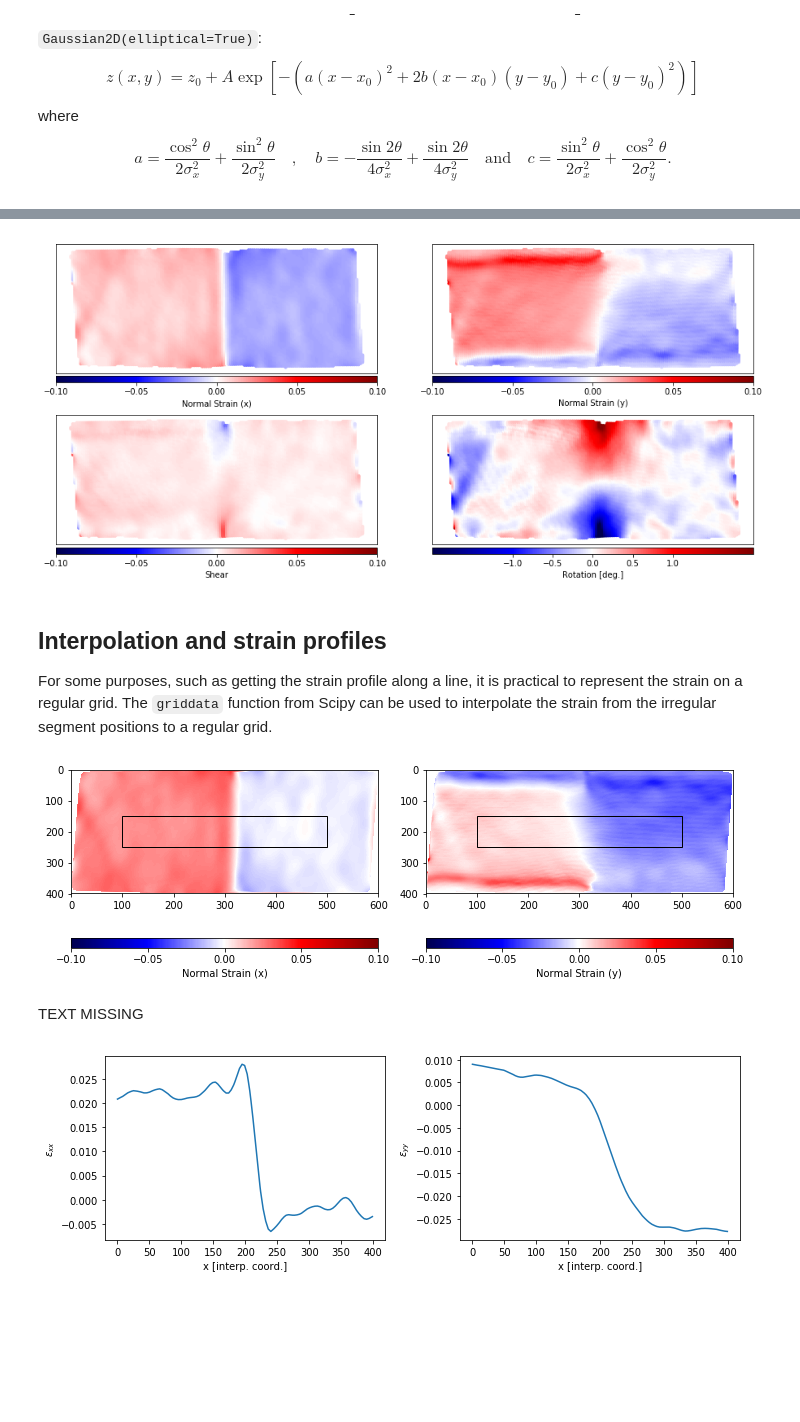
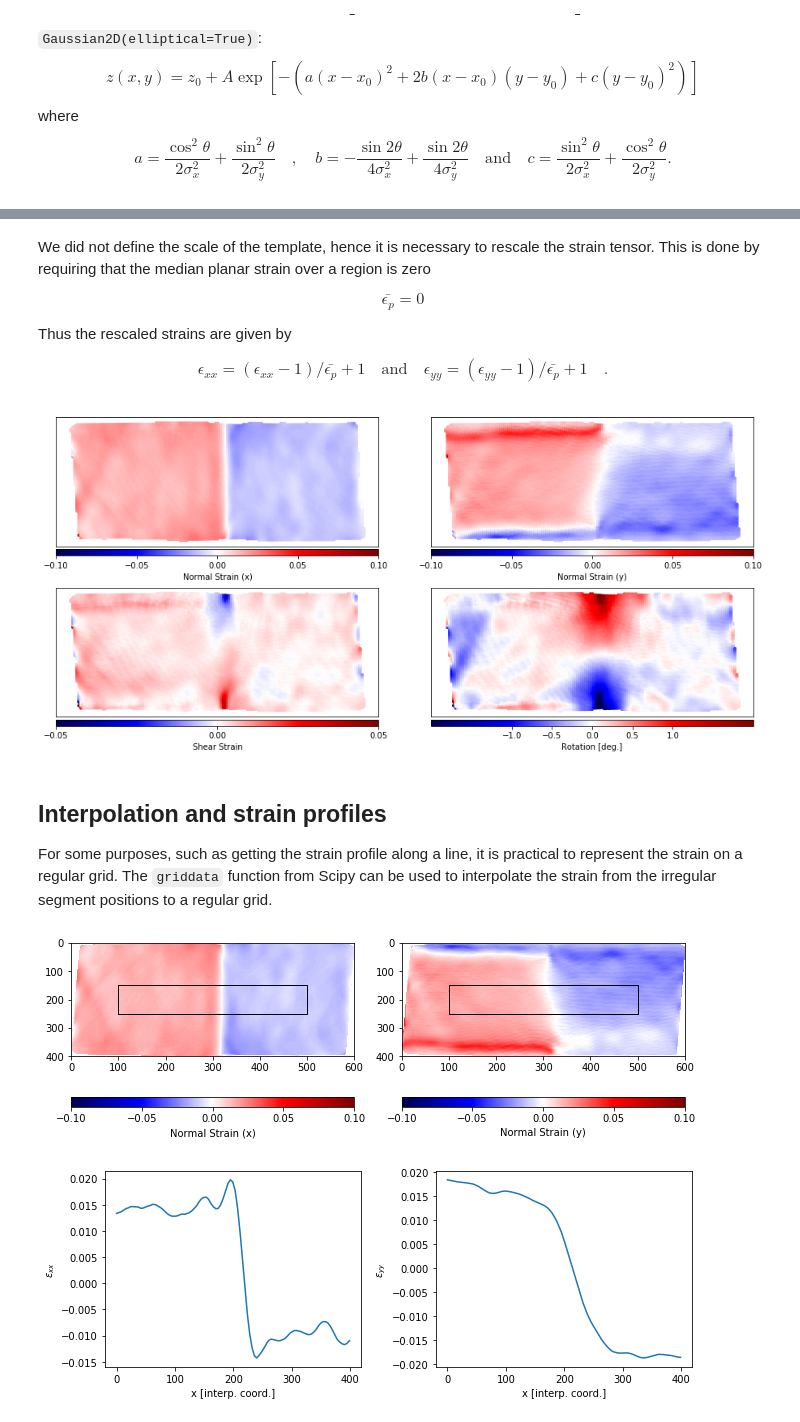
Before and after one commit to jacobjma/point-segment-matching, a Jupyter notebook: notebooks/tutorial_nanowire.ipynb, the cells around one changed output, grey strips where cells are left out. Cells and saved outputs as stored; diff of their text form; code cells hidden in the pictures; blank space fills up the shorter version.

```diff
--- a/notebooks/tutorial_nanowire.ipynb
+++ b/notebooks/tutorial_nanowire.ipynb
@@ -21,7 +19,7 @@ We use PIL for importing our image in the TIFF format. If your image is in one o
 # %%
 from PIL import Image
 
-pil_image = Image.open('InAs-InP_20nm_559000X_21.tif')
+pil_image = Image.open('notebooks/data/InAs-InP.tif')
 # %% [markdown]
 ## Image Preprocessing
 Proper preprocessing is essential. We start by converting the image from 8-bit to floating point in a 0-1 range of values. We also take the time remove a few hot pixels present.
@@ -189,5 +193,5 @@ TEXT MISSING
 # %%
-from ssm.graphs import all_traversals
+from psm.structures import traverse_from_all
 
-traversals = all_traversals(peaks, adjacency,  max_depth=3, progress_bar=True)
+structures = traverse_from_all(peaks, adjacency,  max_depth=3, max_per_point=1, progress_bar=True)
 # %% [output]
@@ -197,10 +199,6 @@ In this package a segment is an ordered subset of a larger set of points. The `S
 # %%
-from ssm import Structures
-
-structures = Structures(peaks, traversals, adjacency)
-
 fig,axes = plt.subplots(2,5,figsize=(12,4))
-plotutils.show_structures(structures.sample(.1), axes=axes.ravel(), show_order=True)
+plotutils.show_structures(structures.sample(10), axes=axes.ravel(), show_order=True)
 for ax in axes.ravel():
     ax.axis('equal')
     ax.axis('off')
@@ -284,3 +280,11 @@ $$ \epsilon_{xx} = (\epsilon_{xx} - 1)/ \bar{\epsilon_p} + 1 \quad \mathrm{and}
 # %%
 strain, rotation = rmsd_calc.calc_strain(structures)
+# %% [markdown]
+We did not define the scale of the template, hence it is necessary to rescale the strain tensor. This is done by requiring that the median planar strain over a region is zero
+
+$$\bar{\epsilon_p} = 0$$
+
+Thus the rescaled strains are given by
+
+$$ \epsilon_{xx} = (\epsilon_{xx} - 1)/ \bar{\epsilon_p} + 1 \quad \mathrm{and} \quad \epsilon_{yy} = (\epsilon_{yy} - 1)/ \bar{\epsilon_p} + 1 \quad .$$
 # %%
@@ -288,38 +292,33 @@ from ssm import transform
 # %%
-median_rotation = np.nanmedian(rotation % (np.pi/2))
+median_rotation = np.nanmedian(rotation % np.pi)
 
 transformed_strain = transform.zero_median(strain)
+
 transformed_strain = transform.rotate_strain(transformed_strain, median_rotation)
 
 planar = transform.planar_strain(transformed_strain)
 
-transformed_rotation = (rotation % (np.pi/2) - median_rotation)
+transformed_rotation = (rotation % np.pi - median_rotation)
 
 rotated = transform.rotate_points(structures.fronts, -median_rotation)
-
-rotated = rotated[best_rmsd<.015]
-transformed_strain = transformed_strain[best_rmsd<.015]
-transformed_rotation = transformed_rotation[best_rmsd<.015]
 # %%
 fig,axes = plt.subplots(2,2,figsize=(13,6))
-
 axes = axes.ravel()
 
-s = 10
 p = axes[0].scatter(rotated[:,0], rotated[:,1],
-                c=transformed_strain[:,0,0], cmap='seismic', vmin=-.1, vmax=.1, s=s)
+                c=transformed_strain[:,0,0], cmap='seismic', vmin=-.1, vmax=.1, s=10)
 plotutils.add_colorbar(p, axes[0], 'bottom', label='Normal Strain (x)', ticks=np.linspace(-0.1,.1,5))
 
 p = axes[1].scatter(rotated[:,0], rotated[:,1],
-                c=transformed_strain[:,1,1], cmap='seismic', vmin=-.1, vmax=.1, s=s)
+                c=transformed_strain[:,1,1], cmap='seismic', vmin=-.1, vmax=.1, s=10)
 plotutils.add_colorbar(p, axes[1], 'bottom', label='Normal Strain (y)', ticks=np.linspace(-0.1,.1,5))
 
 p = axes[2].scatter(rotated[:,0], rotated[:,1],
-                c=transformed_strain[:,0,1], cmap='seismic', vmin=-.1, vmax=.1, s=s)
-plotutils.add_colorbar(p, axes[2], 'bottom', label='Shear', ticks=np.linspace(-0.1,.1,5))
+                c=transformed_strain[:,0,1], cmap='seismic', vmin=-.05, vmax=.05, s=10)
+plotutils.add_colorbar(p, axes[2], 'bottom', label='Shear Strain', ticks=np.linspace(-0.1,.1,5))
 
 p = axes[3].scatter(rotated[:,0], rotated[:,1],
-                c=transformed_rotation / np.pi * 180, cmap='seismic', vmin=-2, vmax=2, s=s)
+                c=transformed_rotation / np.pi * 180, cmap='seismic', vmin=-2, vmax=2, s=10)
 plotutils.add_colorbar(p, axes[3], 'bottom', label='Rotation [deg.]', ticks=np.linspace(-1,1,5))
 
 for ax in axes:
@@ -329,7 +328,7 @@ for ax in axes:
 
 plt.tight_layout()
 # %% [output]
-[figure, old version]
+[figure, new version]
 # %% [markdown]
 ## Interpolation and strain profiles
 For some purposes, such as getting the strain profile along a line, it is practical to represent the strain on a regular grid. The `griddata` function from Scipy can be used to interpolate the strain from the irregular segment positions to a regular grid.
@@ -348,11 +347,11 @@ x,y = np.meshgrid(x,y,indexing='xy')
 normal_x = griddata(rotated, transformed_strain[:,0,0], (x,y), method='linear')
 normal_y = griddata(rotated, transformed_strain[:,1,1], (x,y), method='linear')
 # %%
-region = [100,500,150,250]
+region = [100, 500, 150, 250]
 
 aspect = n_x/n_y * (ylim[1] - ylim[0]) / (xlim[1] - xlim[0])
 
-fig,axes=plt.subplots(1,2,figsize=(figsize,figsize))
+fig,axes=plt.subplots(1,2,figsize=(2*figsize/3,figsize/4))
 
 p = axes[0].imshow(normal_x, cmap = 'seismic', interpolation='nearest', aspect=aspect, vmin=-.1, vmax=.1)
 plotutils.add_colorbar(p, axes[0], 'bottom', label='Normal Strain (x)', ticks=np.linspace(-0.1,.1,5))
@@ -366,23 +365,21 @@ for ax in axes:
 
 plt.tight_layout()
 # %% [output]
-[figure, old version]
+[figure, new version]
-# %% [markdown]
-TEXT MISSING
 # %%
 normal_x_mean = np.nanmean(normal_x[region[2]:region[3],region[0]:region[1]], axis=0)
 normal_y_mean = np.nanmean(normal_y[region[2]:region[3],region[0]:region[1]], axis=0)
 
-fig,axes=plt.subplots(1,2,figsize=(figsize,figsize/3))
+fig,axes=plt.subplots(1,2,figsize=(2*figsize/3,figsize/4))
 
 axes[0].plot(normal_x_mean)
 axes[0].set_xlabel('x [interp. coord.]')
 axes[0].set_ylabel('$\epsilon_{xx}$')
 
 axes[1].plot(normal_y_mean)
 axes[1].set_xlabel('x [interp. coord.]')
 axes[1].set_ylabel('$\epsilon_{yy}$')
 
 plt.tight_layout()
 # %% [output]
-[figure, old version]
+[figure, new version]
```
Also changed, not shown: parts of 30 cells of this notebook, 7 other files.
